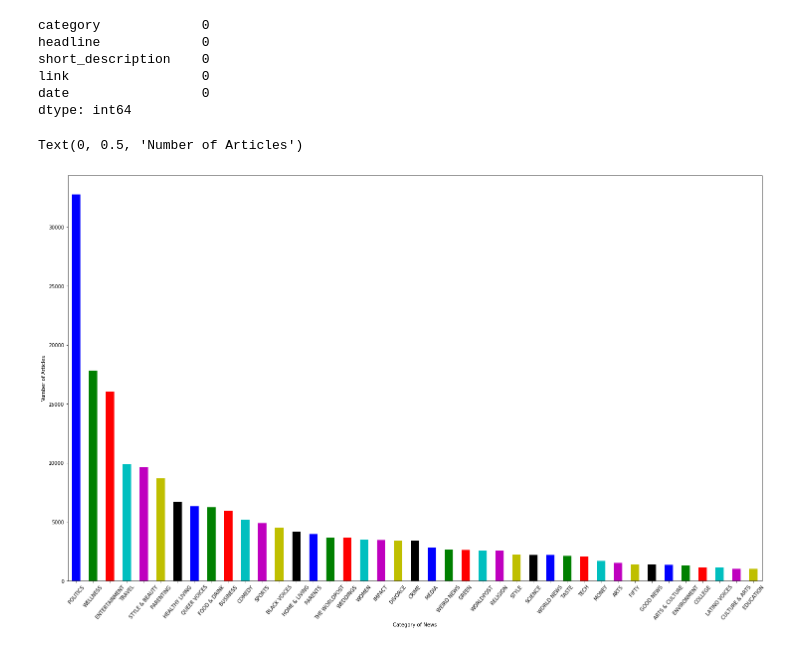
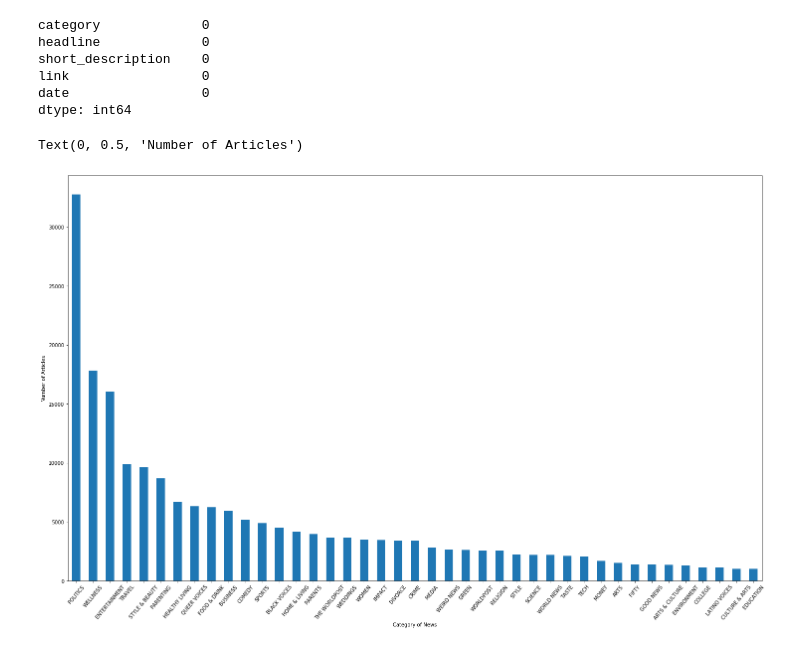
Before and after one commit to debanik1997/NewsClassification, a Jupyter notebook: NewsClassification.ipynb, the cells around one changed output. Cells and saved outputs as stored; diff of their text form; code cells hidden in the pictures.

```diff
--- a/NewsClassification.ipynb
+++ b/NewsClassification.ipynb
@@ -57,11 +65,10 @@ date                 0
 dtype: int64
 # %%
 plt.figure(figsize=(25,15))
-colors = ['b', 'g', 'r', 'c', 'm', 'y', 'k']
-df['category'].value_counts().sort_values(ascending=False).plot.bar(color=colors)
+df['category'].value_counts().sort_values(ascending=False).plot.bar()
 plt.xticks(rotation=50)
 plt.xlabel("Category of News")
 plt.ylabel("Number of Articles")
 # %% [output]
 Text(0, 0.5, 'Number of Articles')
-[figure, old version]
+[figure, new version]
```
Also changed, not shown: parts of 5 cells of this notebook.
